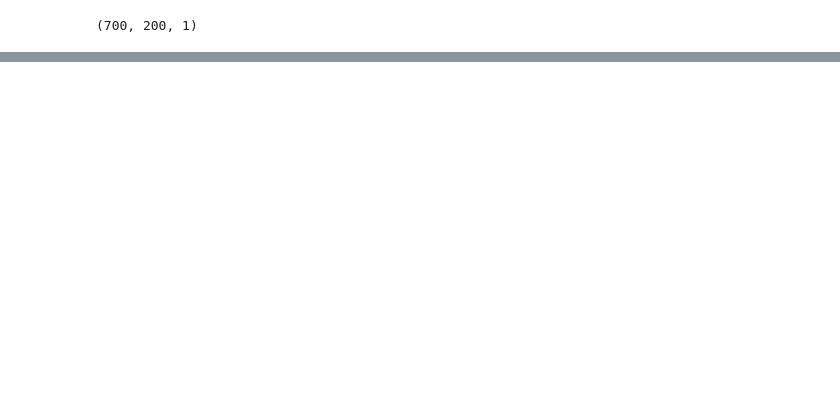
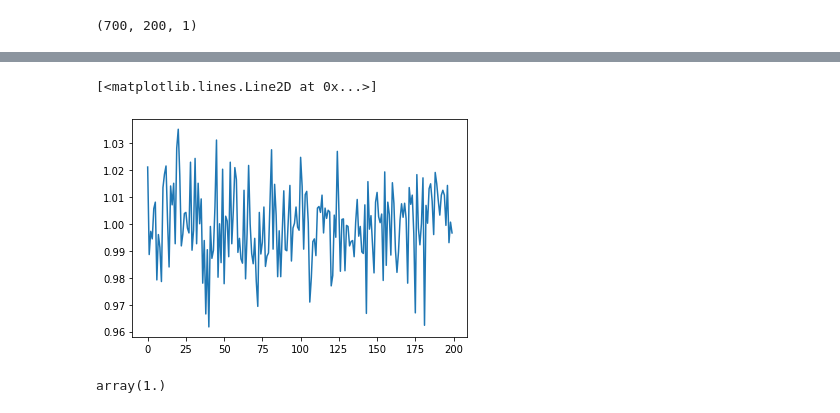
Before and after one commit to ubsuny/g2-coral, a Jupyter notebook: Develop_Model.ipynb, the cells around one changed output, grey strips where cells are left out. Drawn from its saved outputs; the diff is of its cells as text; code cells hidden in the pictures; blank space fills up the shorter version.

```diff
--- a/Develop_Model.ipynb
+++ b/Develop_Model.ipynb
@@ -200,0 +221,9 @@ plt.close()
+# %%
+plt.plot(x_train[1])
+# %% [output]
+[<matplotlib.lines.Line2D at 0x...>]
+[figure, added]
+# %%
+np.loadtxt('./simulation/data/s1set10.txt', skiprows=9, max_rows=1)
+# %% [output]
+array(1.)
```
Also changed, not shown: parts of 16 cells of this notebook.
